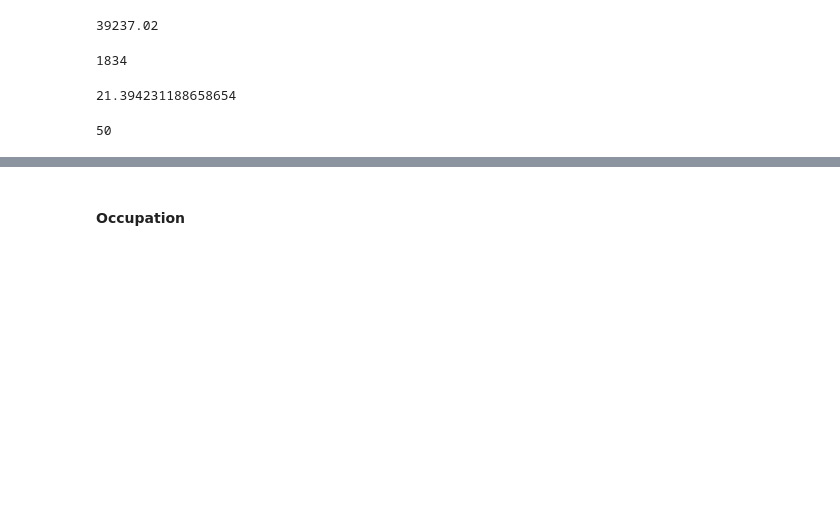
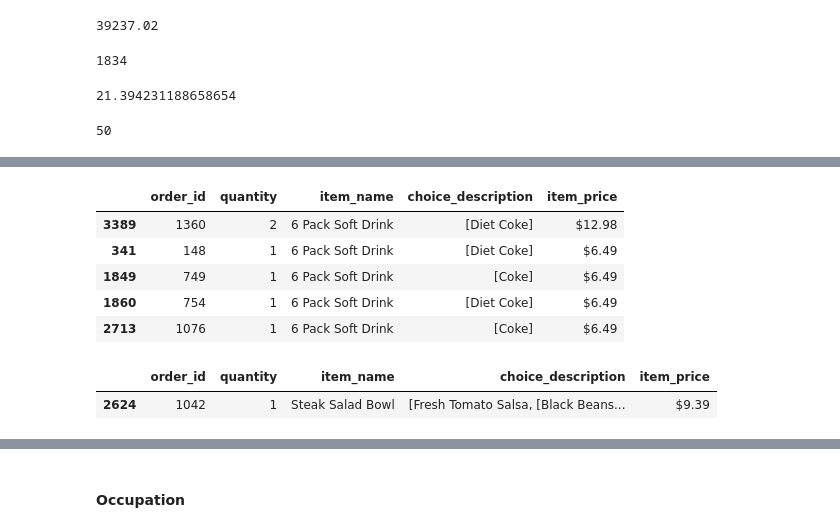
Before and after one commit to rlavelli/pyPie, a Jupyter notebook: pandas_exercises.ipynb, the cells around one changed output, grey strips where cells are left out. Saved outputs shown, nothing was run; the diff lists cells and outputs as text; code cells hidden in the pictures; blank space fills up the shorter version.

```diff
--- a/pandas_exercises.ipynb
+++ b/pandas_exercises.ipynb
@@ -102,0 +125,14 @@ print(items_sold)
+# %%
+chipo.sort_values(by = "item_name").head()
+# %% [output]
+|  | order_id | quantity | item_name | choice_description | item_price |
+| 3389 | 1360 | 2 | 6 Pack Soft Drink | [Diet Coke] | $12.98 |
+| 341 | 148 | 1 | 6 Pack Soft Drink | [Diet Coke] | $6.49 |
+| 1849 | 749 | 1 | 6 Pack Soft Drink | [Coke] | $6.49 |
+| 1860 | 754 | 1 | 6 Pack Soft Drink | [Diet Coke] | $6.49 |
+| 2713 | 1076 | 1 | 6 Pack Soft Drink | [Coke] | $6.49 |
+# %%
+chipo.sort_values(by = "item_price", ascending = False).head(1)
+# %% [output]
+|  | order_id | quantity | item_name | choice_description | item_price |
+| 2624 | 1042 | 1 | Steak Salad Bowl | [Fresh Tomato Salsa, [Black Beans... | $9.39 |
```
Also changed, not shown: parts of 13 cells of this notebook.
